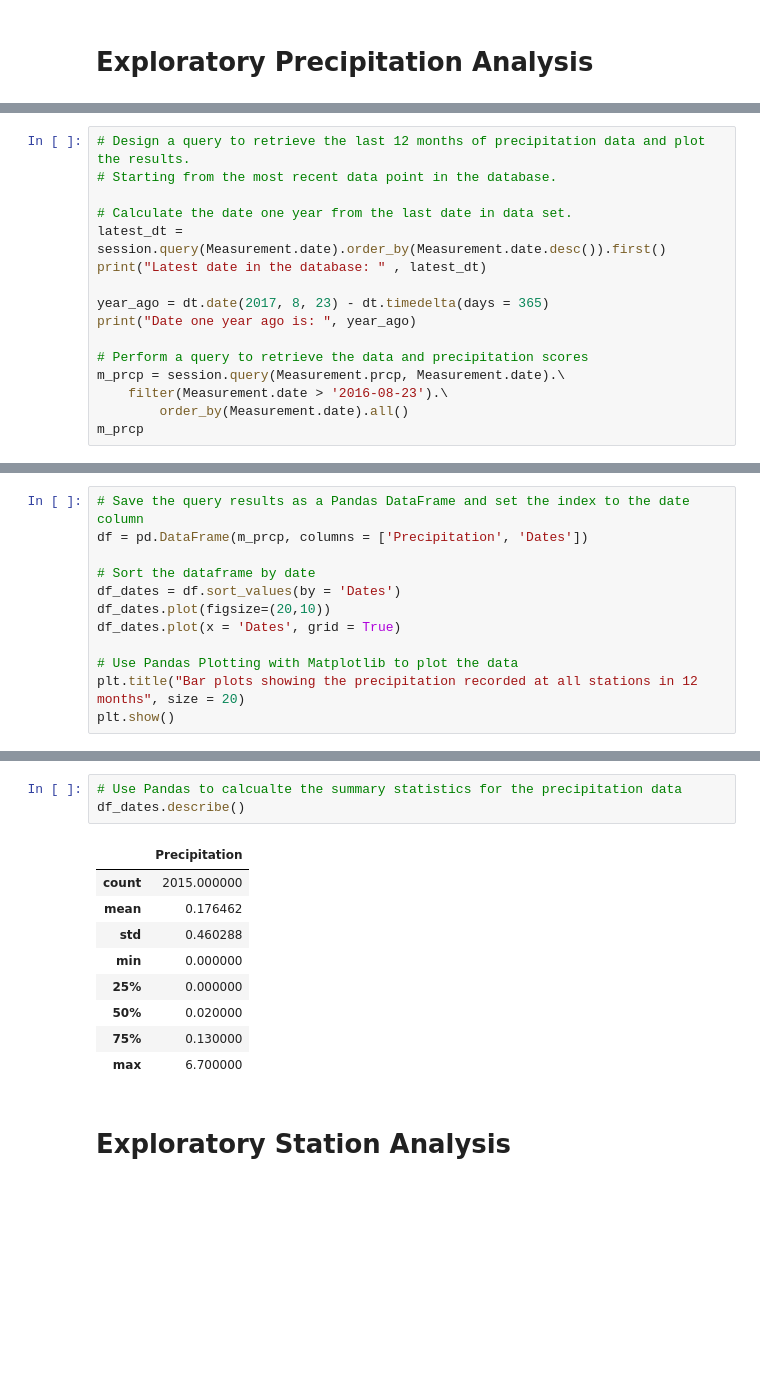
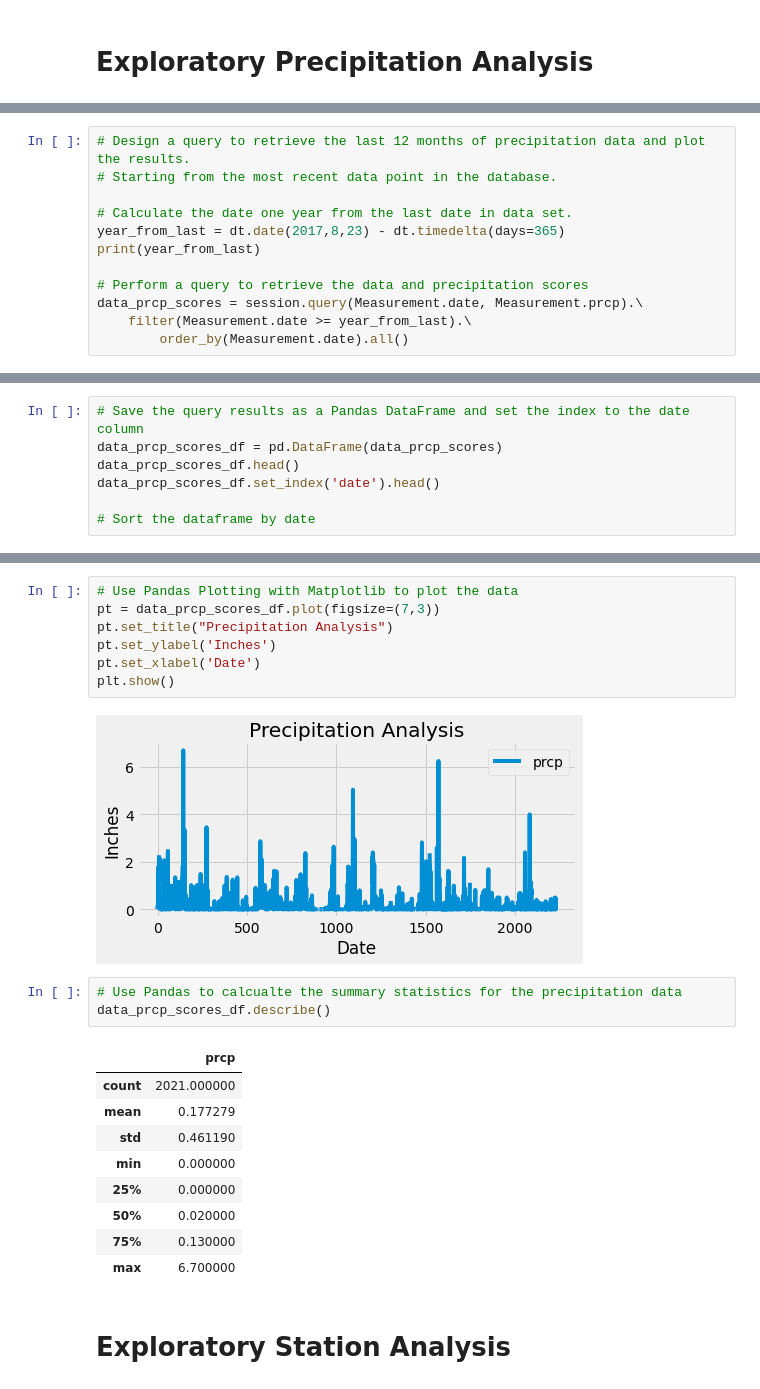
Before and after one commit to Tab-835/sqlalchemy-challenge, a Jupyter notebook: Climate.ipynb, the cells around one changed output, grey strips where cells are left out. Drawn from its saved outputs; the diff is of its cells as text; blank space fills up the shorter version.

```diff
--- a/Climate.ipynb
+++ b/Climate.ipynb
@@ -44,15 +50,11 @@ session = Session(engine)
 # Starting from the most recent data point in the database.
 
 # Calculate the date one year from the last date in data set.
-latest_dt = session.query(Measurement.date).order_by(Measurement.date.desc()).first()
-print("Latest date in the database: " , latest_dt)
-
-year_ago = dt.date(2017, 8, 23) - dt.timedelta(days = 365)
-print("Date one year ago is: ", year_ago)
+year_from_last = dt.date(2017,8,23) - dt.timedelta(days=365)
+print(year_from_last)
 
 # Perform a query to retrieve the data and precipitation scores
-m_prcp = session.query(Measurement.prcp, Measurement.date).\
-    filter(Measurement.date > '2016-08-23').\
+data_prcp_scores = session.query(Measurement.date, Measurement.prcp).\
+    filter(Measurement.date >= year_from_last).\
         order_by(Measurement.date).all()
-m_prcp
 # %% [output]
@@ -78,13 +62,8 @@ Date one year ago is:  2016-08-23
 # %%
 # Save the query results as a Pandas DataFrame and set the index to the date column
-df = pd.DataFrame(m_prcp, columns = ['Precipitation', 'Dates'])
+data_prcp_scores_df = pd.DataFrame(data_prcp_scores)
+data_prcp_scores_df.head()
+data_prcp_scores_df.set_index('date').head()
 
 # Sort the dataframe by date
-df_dates = df.sort_values(by = 'Dates')
-df_dates.plot(figsize=(20,10))
-df_dates.plot(x = 'Dates', grid = True)
-
-# Use Pandas Plotting with Matplotlib to plot the data
-plt.title("Bar plots showing the precipitation recorded at all stations in 12 months", size = 20)
-plt.show()
 # %% [output]
@@ -93,11 +77,20 @@ plt.show()
+# %%
+# Use Pandas Plotting with Matplotlib to plot the data
+pt = data_prcp_scores_df.plot(figsize=(7,3))
+pt.set_title("Precipitation Analysis")
+pt.set_ylabel('Inches')
+pt.set_xlabel('Date')
+plt.show()
+# %% [output]
+[figure, added]
 # %%
 # Use Pandas to calcualte the summary statistics for the precipitation data
-df_dates.describe()
+data_prcp_scores_df.describe()
 # %% [output]
-|  | Precipitation |
-| count | 2015.000000 |
-| mean | 0.176462 |
-| std | 0.460288 |
+|  | prcp |
+| count | 2021.000000 |
+| mean | 0.177279 |
+| std | 0.461190 |
 | min | 0.000000 |
 | 25% | 0.000000 |
 | 50% | 0.020000 |
```
Also changed, not shown: parts of 8 cells of this notebook.
